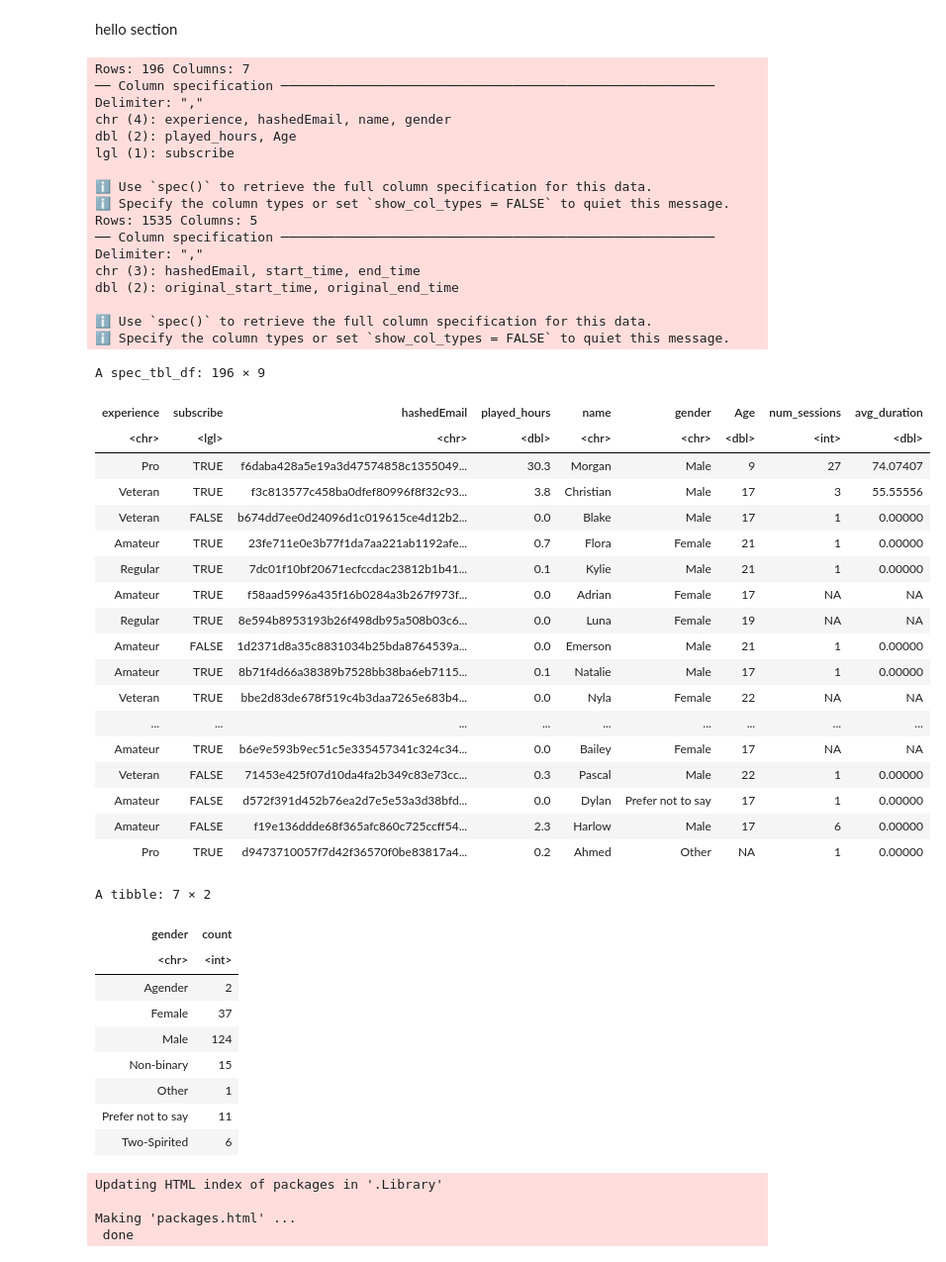
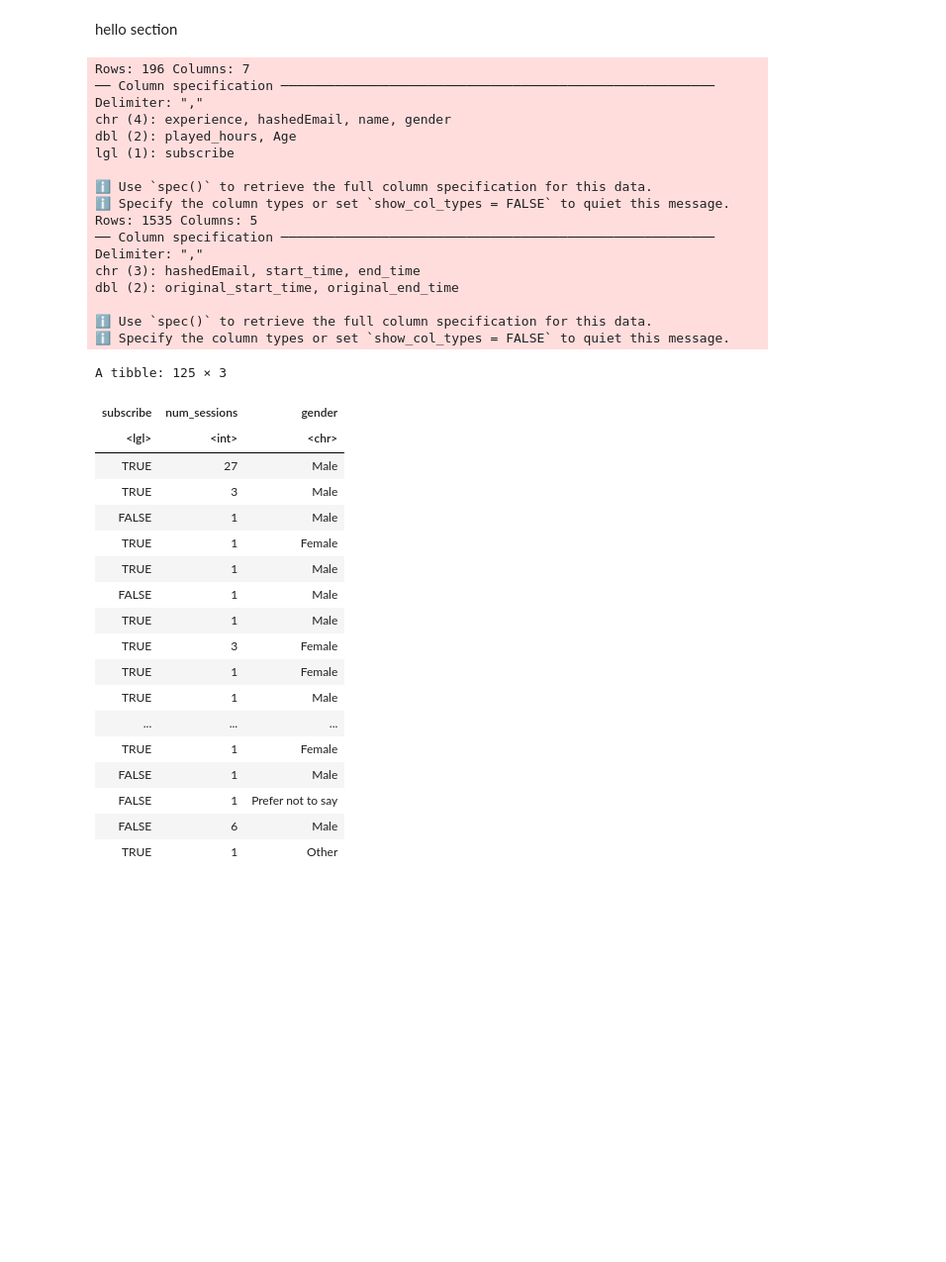
Before and after one commit to YiyangChen-6/25-summerterm-project, a Jupyter notebook: project.ipynb, the cells around one changed output. Shown at 99% size. Drawn from its saved outputs; the diff is of its cells as text; code cells hidden in the pictures; blank space fills up the shorter version.

```diff
--- a/project.ipynb
+++ b/project.ipynb
@@ -13,82 +13,52 @@ session_counts <- sessions |>
   summarise(num_sessions = n())
 
 session_durations <- sessions |>
   mutate(duration_min = (original_end_time - original_start_time) / 60000) |>
   group_by(hashedEmail) |>
   summarise(avg_duration = mean(duration_min, na.rm = TRUE))
 library(dplyr)
 
 players <- players |>
   left_join(session_counts, by = "hashedEmail") |>
-  left_join(session_durations, by = "hashedEmail")
+  left_join(session_durations, by = "hashedEmail")|>
+    select(subscribe,num_sessions,gender)|>
+filter(num_sessions	!= "NA")
 
 players
-library(dplyr)
-
-players <- players|>
-select(- hashedEmail, - name)
-gender<- players|>
-group_by(gender)|>
-summarize(count = n())
-gender
-install.packages("mltools")
-library(mltools)
-library(data.table)
-
-players$gender <- as.factor(players$gender)
-players <- one_hot(as.data.table(players))
-players <- players|>
-mutate(gender_others = gender_Agender + gender_Other + `gender_Two-Spirited`+ `gender_Non-binary`+ `gender_Prefer not to say`)|>
-select(-gender_Agender, -gender_Other, - `gender_Two-Spirited`, -`gender_Non-binary`,- `gender_Prefer not to say`)
-players
 # %% [output]
 Rows: 196 Columns: 7
 ── Column specification ────────────────────────────────────────────────────────
 Delimiter: ","
 chr (4): experience, hashedEmail, name, gender
 dbl (2): played_hours, Age
 lgl (1): subscribe
 
 ℹ Use `spec()` to retrieve the full column specification for this data.
 ℹ Specify the column types or set `show_col_types = FALSE` to quiet this message.
 Rows: 1535 Columns: 5
 ── Column specification ────────────────────────────────────────────────────────
 Delimiter: ","
 chr (3): hashedEmail, start_time, end_time
 dbl (2): original_start_time, original_end_time
 
 ℹ Use `spec()` to retrieve the full column specification for this data.
 ℹ Specify the column types or set `show_col_types = FALSE` to quiet this message.
-A spec_tbl_df: 196 × 9
+A tibble: 125 × 3
-| experience | subscribe | hashedEmail | played_hours | name | gender | Age | num_sessions | avg_duration |
-| <chr> | <lgl> | <chr> | <dbl> | <chr> | <chr> | <dbl> | <int> | <dbl> |
-| Pro | TRUE | f6daba428a5e19a3d47574858c1355049... | 30.3 | Morgan | Male | 9 | 27 | 74.07407 |
-| Veteran | TRUE | f3c813577c458ba0dfef80996f8f32c93... | 3.8 | Christian | Male | 17 | 3 | 55.55556 |
-| Veteran | FALSE | b674dd7ee0d24096d1c019615ce4d12b2... | 0.0 | Blake | Male | 17 | 1 | 0.00000 |
-| Amateur | TRUE | 23fe711e0e3b77f1da7aa221ab1192afe... | 0.7 | Flora | Female | 21 | 1 | 0.00000 |
-| Regular | TRUE | 7dc01f10bf20671ecfccdac23812b1b41... | 0.1 | Kylie | Male | 21 | 1 | 0.00000 |
-| Amateur | TRUE | f58aad5996a435f16b0284a3b267f973f... | 0.0 | Adrian | Female | 17 | NA | NA |
-| Regular | TRUE | 8e594b8953193b26f498db95a508b03c6... | 0.0 | Luna | Female | 19 | NA | NA |
-| Amateur | FALSE | 1d2371d8a35c8831034b25bda8764539a... | 0.0 | Emerson | Male | 21 | 1 | 0.00000 |
-| Amateur | TRUE | 8b71f4d66a38389b7528bb38ba6eb7115... | 0.1 | Natalie | Male | 17 | 1 | 0.00000 |
-| Veteran | TRUE | bbe2d83de678f519c4b3daa7265e683b4... | 0.0 | Nyla | Female | 22 | NA | NA |
-| ... | ... | ... | ... | ... | ... | ... | ... | ... |
-| Amateur | TRUE | b6e9e593b9ec51c5e335457341c324c34... | 0.0 | Bailey | Female | 17 | NA | NA |
-| Veteran | FALSE | 71453e425f07d10da4fa2b349c83e73cc... | 0.3 | Pascal | Male | 22 | 1 | 0.00000 |
-| Amateur | FALSE | d572f391d452b76ea2d7e5e53a3d38bfd... | 0.0 | Dylan | Prefer not to say | 17 | 1 | 0.00000 |
-| Amateur | FALSE | f19e136ddde68f365afc860c725ccff54... | 2.3 | Harlow | Male | 17 | 6 | 0.00000 |
-| Pro | TRUE | d9473710057f7d42f36570f0be83817a4... | 0.2 | Ahmed | Other | NA | 1 | 0.00000 |
+| subscribe | num_sessions | gender |
+| <lgl> | <int> | <chr> |
+| TRUE | 27 | Male |
+| TRUE | 3 | Male |
+| FALSE | 1 | Male |
+| TRUE | 1 | Female |
+| TRUE | 1 | Male |
+| FALSE | 1 | Male |
+| TRUE | 1 | Male |
+| TRUE | 3 | Female |
+| TRUE | 1 | Female |
+| TRUE | 1 | Male |
+| ... | ... | ... |
+| TRUE | 1 | Female |
+| FALSE | 1 | Male |
+| FALSE | 1 | Prefer not to say |
+| FALSE | 6 | Male |
+| TRUE | 1 | Other |
-A tibble: 7 × 2
-| gender | count |
-| <chr> | <int> |
-| Agender | 2 |
-| Female | 37 |
-| Male | 124 |
-| Non-binary | 15 |
-| Other | 1 |
-| Prefer not to say | 11 |
-| Two-Spirited | 6 |
-Updating HTML index of packages in '.Library'
-
-Making 'packages.html' ...
- done
```
Also changed, not shown: parts of 13 cells of this notebook.
